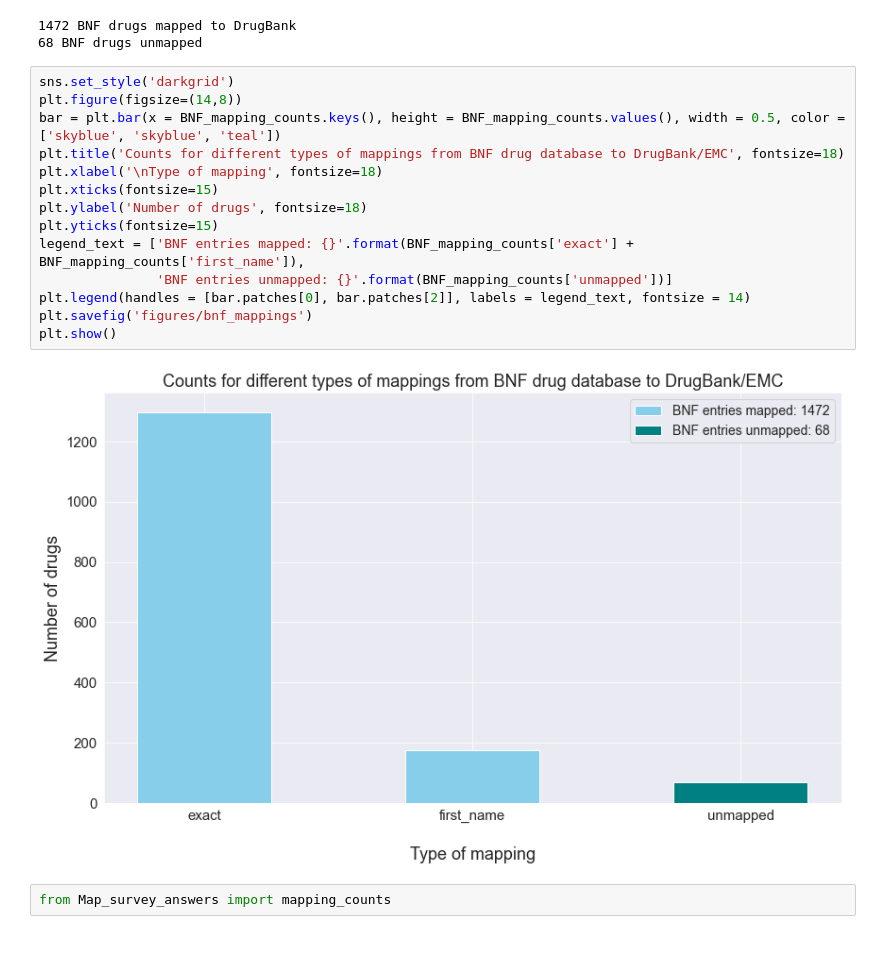
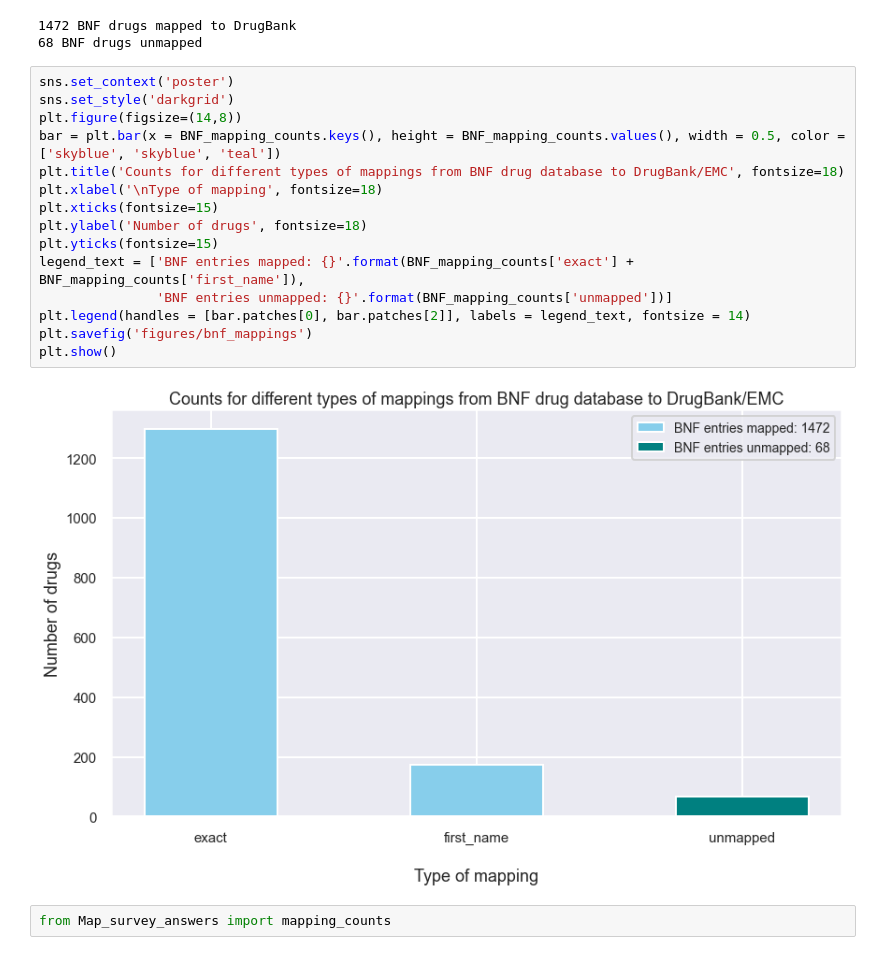
Before and after one commit to mgreenig/COVIDENCE-survey, a Jupyter notebook: Drug_mapping_plots.ipynb, the cells around one changed output. Saved outputs shown, nothing was run; the diff lists cells and outputs as text.

Commit message:
figures modified

```diff
--- a/Drug_mapping_plots.ipynb
+++ b/Drug_mapping_plots.ipynb
@@ -13,21 +13,22 @@ from Get_BNF_classes import BNF_mapping_counts
 1472 BNF drugs mapped to DrugBank
 68 BNF drugs unmapped
 # %%
+sns.set_context('poster')
 sns.set_style('darkgrid')
 plt.figure(figsize=(14,8))
 bar = plt.bar(x = BNF_mapping_counts.keys(), height = BNF_mapping_counts.values(), width = 0.5, color = ['skyblue', 'skyblue', 'teal'])
 plt.title('Counts for different types of mappings from BNF drug database to DrugBank/EMC', fontsize=18)
 plt.xlabel('\nType of mapping', fontsize=18)
 plt.xticks(fontsize=15)
 plt.ylabel('Number of drugs', fontsize=18)
 plt.yticks(fontsize=15)
 legend_text = ['BNF entries mapped: {}'.format(BNF_mapping_counts['exact'] + BNF_mapping_counts['first_name']),
                'BNF entries unmapped: {}'.format(BNF_mapping_counts['unmapped'])]
 plt.legend(handles = [bar.patches[0], bar.patches[2]], labels = legend_text, fontsize = 14)
 plt.savefig('figures/bnf_mappings')
 plt.show()
 # %% [output]
-[figure, old version]
+[figure, new version]
 # %%
 from Map_survey_answers import mapping_counts
 # %% [output]
```
Also changed, not shown: parts of 1 cell of this notebook, 3 other files.
